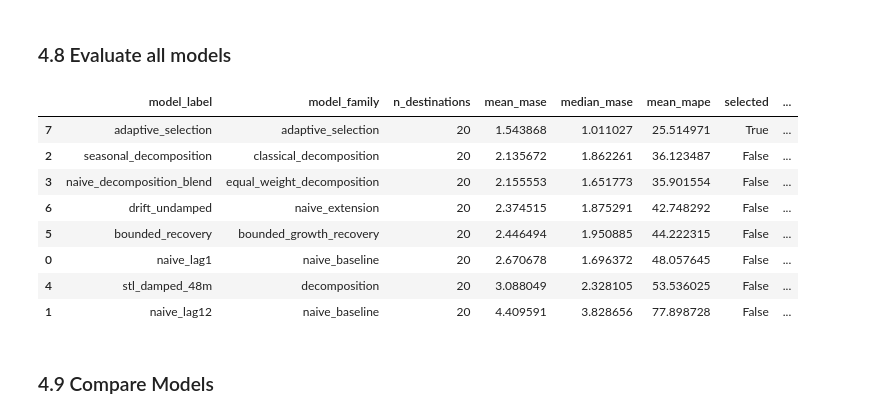
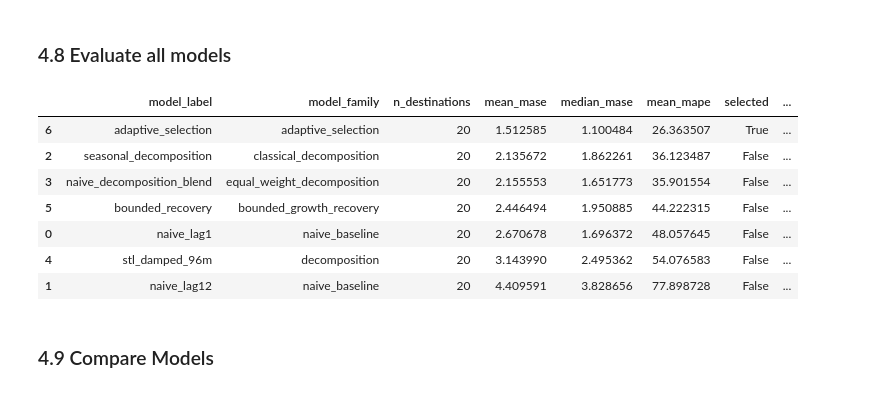
Before and after one commit to JoshHulett/SIT742-Asessment2-Group16, a Jupyter notebook: SIT742-2026T2-A2-Starter.ipynb, the cells around one changed output. Saved outputs shown, nothing was run; the diff lists cells and outputs as text; code cells hidden in the pictures.

```diff
--- a/SIT742-2026T2-A2-Starter.ipynb
+++ b/SIT742-2026T2-A2-Starter.ipynb
@@ -1500,23 +1522,3 @@ MODEL_REGISTRY.append((validation_bounded_recovery, "bounded_recovery", "bounded
-# %%
-def build_drift(history_wide, cutoff_label, forecast_months, destinations, window=12, date_column=FINAL_FORECAST_DATE_COLUMN):
-    history = load_cutoff_safe_history(history_wide, cutoff_label, date_column)
-    forecast_by_destination = {}
-    for destination in destinations:
-        observed = history[destination].dropna().astype(float) if destination in history.columns else pd.Series(dtype=float)
-        if len(observed) < window + 1:
-            forecast_by_destination[destination] = naive_fallback_forecast(history_wide, cutoff_label, forecast_months, destination, date_column)
-            continue
-        diffs = observed.diff().dropna().iloc[-window:]
-        drift = diffs.mean() if len(diffs) else 0.0
-        last_value = observed.iloc[-1]
-        forecast_by_destination[destination] = {
-            month_label: max(last_value + horizon * drift, 0.0)
-            for horizon, month_label in enumerate(forecast_months, start=1)
-        }
-    return wide_from_forecast_dict(forecast_by_destination, forecast_months, destinations, date_column)
-
-validation_drift_undamped = build_drift(training_actual_wide_to_2023M02, TRAIN_END, VALIDATION_MONTHS, REQUIRED_DESTINATIONS)
-MODEL_REGISTRY.append((validation_drift_undamped, "drift_undamped", "naive_extension"))
 # %% [markdown]
 ### 4.7 Adaptive Selection
 # %%
@@ -1606,8 +1608,8 @@ MODEL_NOTES = {
         "reproducibility_notes": "Deterministic function of the naive_lag1 and seasonal_decomposition forecasts which are also deterministic",
         "stability_notes": "Averaging with a naive forecast with dampen extreme values, but could also dampen real trends",
     },
-    "stl_damped_48m": {
-        "selection_rationale": "STL decomposition with a rolling 48-month log-scale window and damped trend continuation. Performs better than seasonal_decomposition for 2 of the 20 destinations",
+    "stl_damped_96m": {
+        "selection_rationale": "STL decomposition with a rolling 96-month log-scale window and damped trend continuation. Performs better than seasonal_decomposition for 2 of the 20 destinations",
         "reproducibility_notes": "Deterministic for fixed inputs, defaults to naive_lag1 when too few observations",
         "stability_notes": "The damped trends prevent runaway extrapolation, the STL fallback prevents unstable STL fits",
     },
@@ -1615,11 +1617,6 @@ MODEL_NOTES = {
         "selection_rationale": "Intended for destinations still recovering towards a pre-pandemic baseline. Pulls deseasonalised level towards a stable 8-4 years-ago reference. Performs best for 1 of the 20 destinations (Cambodia)",
         "reproducibility_notes": "Deterministic, fixed speed with no randomness. Falls back to naive_lag1 if under 36 observations",
         "stability_notes": "Limits potential of diverging by explicitly clipping recovery speed and having the level pulled to a historical mean",
-    },
-    "drift_undamped": {
-        "selection_rationale": "Simple linear drift from the last 12-month mean. Performs best for 4 of the 20 destinations, suggesting that these destinations experience large month-on-month spikes during the validation window",
-        "reproducibility_notes": "Deterministic, drift is the mean of the last 12 month differences",
-        "stability_notes": "No damping may result in unrealistic extrapolation for volatile destinations",
     },
     "adaptive_selection": {
         "selection_rationale": "Final submitted model. Selects the best candidate model per-destination with the lowest MASE. No one model dominates across all destinations, selecting on a per-destination basis allows forecasts to capture unique trends and patterns across all 20 destinations",
@@ -1627,40 +1624,39 @@ MODEL_NOTES = {
         "stability_notes": "Outputs are run through a stability guardrail, which clips month-on-month growth relative to the previous value. Prevents worst-case extrapolation",
     },
 }
 
 validation_forecasts_parts = []
 validation_metrics_parts = []
 model_summary_rows = []
 
 for forecast_wide, label, family in MODEL_REGISTRY:
     dest_metrics, agg, family = evaluate_and_record(
         forecast_wide, label, family, validation_forecasts_parts, validation_metrics_parts
     )
     notes = MODEL_NOTES.get(label, {})
     model_summary_rows.append({
         "model_label": label,
         "model_family": family,
         **agg,
         "selected": label == "adaptive_selection",
         "selection_rationale": notes.get("selection_rationale", ""),
         "reproducibility_notes": notes.get("reproducibility_notes", ""),
         "stability_notes": notes.get("stability_notes", ""),
     })
 
 validation_forecasts = pd.concat(validation_forecasts_parts, ignore_index=True)
 validation_metrics = pd.concat(validation_metrics_parts, ignore_index=True)
 model_summary = pd.DataFrame(model_summary_rows)[MODEL_SUMMARY_COLUMNS]
 
 model_summary.sort_values("mean_mase")
 # %% [output]
 |  | model_label | model_family | n_destinations | mean_mase | median_mase | mean_mape | selected | ... |
-| 7 | adaptive_selection | adaptive_selection | 20 | 1.543868 | 1.011027 | 25.514971 | True | ... |
+| 6 | adaptive_selection | adaptive_selection | 20 | 1.512585 | 1.100484 | 26.363507 | True | ... |
 | 2 | seasonal_decomposition | classical_decomposition | 20 | 2.135672 | 1.862261 | 36.123487 | False | ... |
 | 3 | naive_decomposition_blend | equal_weight_decomposition | 20 | 2.155553 | 1.651773 | 35.901554 | False | ... |
-| 6 | drift_undamped | naive_extension | 20 | 2.374515 | 1.875291 | 42.748292 | False | ... |
 | 5 | bounded_recovery | bounded_growth_recovery | 20 | 2.446494 | 1.950885 | 44.222315 | False | ... |
 | 0 | naive_lag1 | naive_baseline | 20 | 2.670678 | 1.696372 | 48.057645 | False | ... |
-| 4 | stl_damped_48m | decomposition | 20 | 3.088049 | 2.328105 | 53.536025 | False | ... |
+| 4 | stl_damped_96m | decomposition | 20 | 3.143990 | 2.495362 | 54.076583 | False | ... |
 | 1 | naive_lag12 | naive_baseline | 20 | 4.409591 | 3.828656 | 77.898728 | False | ... |
 # %% [markdown]
 ### 4.9 Compare Models
```
Also changed, not shown: parts of 9 cells of this notebook.
